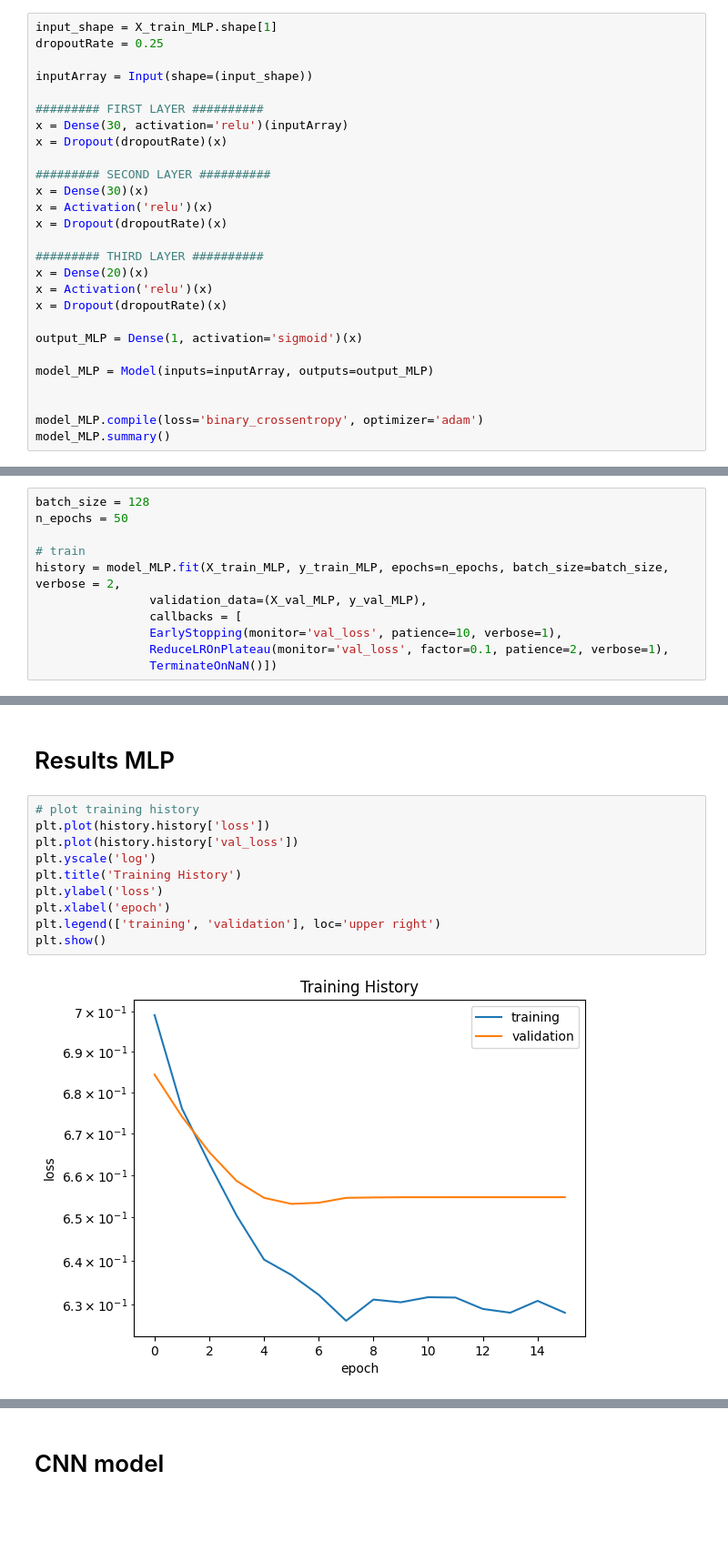
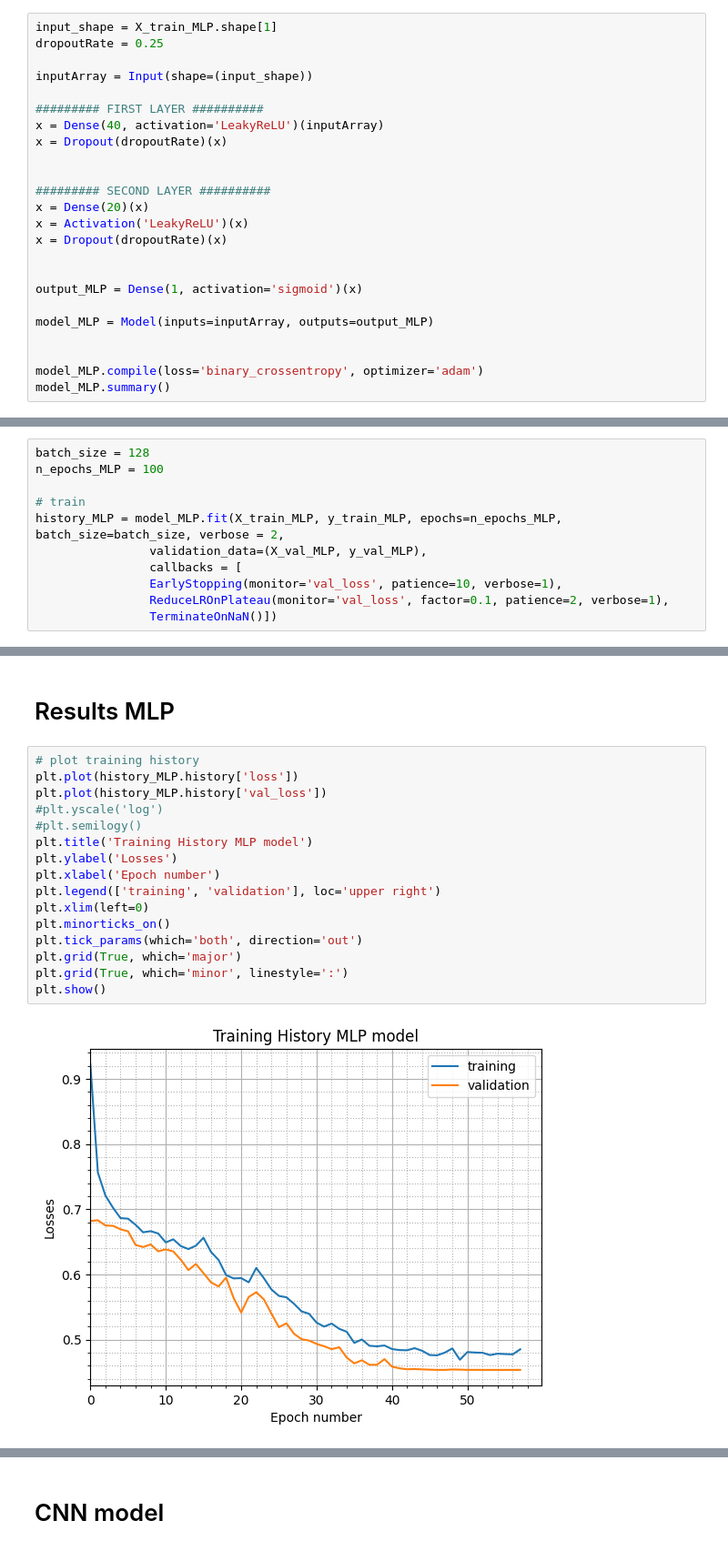
Before and after one commit to Marcello-Bacchi/ML_exam_unipv, a Jupyter notebook: MLP_and_1D_CNN.ipynb, the cells around one changed output, grey strips where cells are left out. Shown: that part at 91% size. Saved outputs shown, nothing was run; the diff lists cells and outputs as text; blank space fills up the shorter version.

```diff
--- a/MLP_and_1D_CNN.ipynb
+++ b/MLP_and_1D_CNN.ipynb
@@ -86,18 +86,15 @@ dropoutRate = 0.25
 inputArray = Input(shape=(input_shape))
 
 ######### FIRST LAYER ##########
-x = Dense(30, activation='relu')(inputArray)
+x = Dense(40, activation='LeakyReLU')(inputArray)
 x = Dropout(dropoutRate)(x)
 
+
 ######### SECOND LAYER ##########
-x = Dense(30)(x)
-x = Activation('relu')(x)
+x = Dense(20)(x)
+x = Activation('LeakyReLU')(x)
 x = Dropout(dropoutRate)(x)
 
-######### THIRD LAYER ##########
-x = Dense(20)(x)
-x = Activation('relu')(x)
-x = Dropout(dropoutRate)(x)
 
 output_MLP = Dense(1, activation='sigmoid')(x)
 
@@ -127,9 +126,9 @@ _________________________________________________________________
 # %%
 batch_size = 128
-n_epochs = 50
+n_epochs_MLP = 100
 
 # train
-history = model_MLP.fit(X_train_MLP, y_train_MLP, epochs=n_epochs, batch_size=batch_size, verbose = 2,
+history_MLP = model_MLP.fit(X_train_MLP, y_train_MLP, epochs=n_epochs_MLP, batch_size=batch_size, verbose = 2,
                 validation_data=(X_val_MLP, y_val_MLP),
                 callbacks = [
                 EarlyStopping(monitor='val_loss', patience=10, verbose=1),
@@ -157,16 +156,22 @@ Epoch 16: early stopping
 # Results MLP
 # %%
 # plot training history
-plt.plot(history.history['loss'])
-plt.plot(history.history['val_loss'])
-plt.yscale('log')
-plt.title('Training History')
-plt.ylabel('loss')
-plt.xlabel('epoch')
+plt.plot(history_MLP.history['loss'])
+plt.plot(history_MLP.history['val_loss'])
+#plt.yscale('log')
+#plt.semilogy()
+plt.title('Training History MLP model')
+plt.ylabel('Losses')
+plt.xlabel('Epoch number')
 plt.legend(['training', 'validation'], loc='upper right')
+plt.xlim(left=0)
+plt.minorticks_on()
+plt.tick_params(which='both', direction='out')
+plt.grid(True, which='major')
+plt.grid(True, which='minor', linestyle=':')
 plt.show()
 # %% [output]
-[figure, old version]
+[figure, new version]
 # %%
 from sklearn.metrics import roc_curve, auc
 
```
Also changed, not shown: parts of 15 cells of this notebook.
